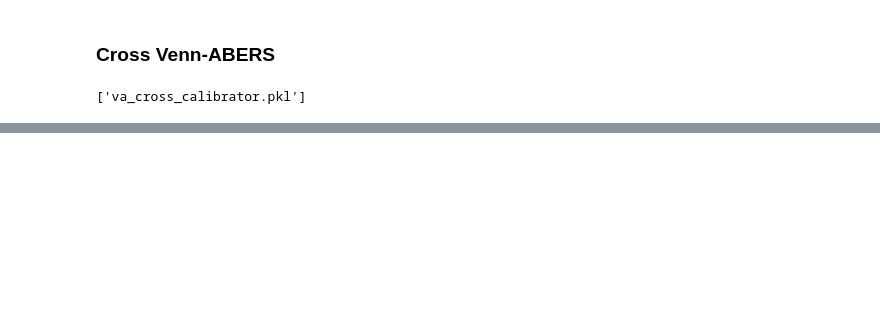
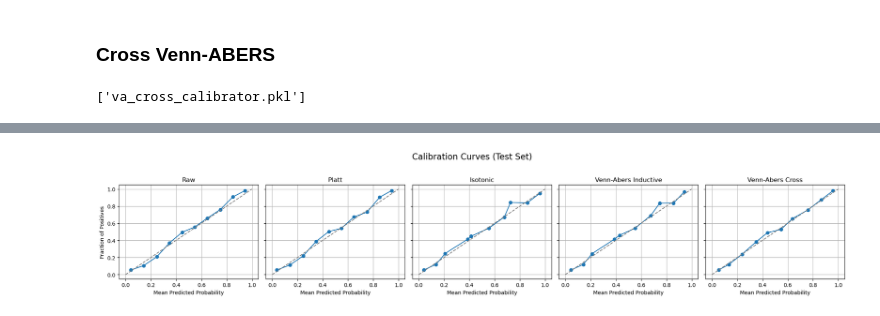
Before and after one commit to sandrokhizanishvili/Credit-Risk-Model-Calibration, a Jupyter notebook: logistic_regression.ipynb, the cells around one changed output, grey strips where cells are left out. Saved outputs shown, nothing was run; the diff lists cells and outputs as text; code cells hidden in the pictures; blank space fills up the shorter version.

```diff
--- a/logistic_regression.ipynb
+++ b/logistic_regression.ipynb
@@ -290,7 +272,7 @@ TypeError: expected_calibration_error_manual() missing 2 required positional arg
 # %%
 # --- ISOTONIC calibration fits calibration models on validation set (model already trained) ---
-isotonic = CalibratedClassifierCV(estimator=logistic_model, method="isotonic", cv="prefit")
-isotonic.fit(X_va, y_va)
+isotonic = CalibratedClassifierCV(estimator=model, method="isotonic", cv="prefit")
+isotonic.fit(X_valid, y_valid)
 # %% [output]
 CalibratedClassifierCV(cv='prefit', estimator=LogisticRegression(max_iter=1000),
                        method='isotonic')
@@ -324 +284,6 @@ Tes: {'Method': 'Isotonic Regression', 'Log Loss': 0.385, 'Brier Score': 0.109,
+# %%
+# --- ISOTONIC calibrated probabilities of the positive class from trained model for both validation and test sets ---
+proba_iso_train = isotonic.predict_proba(X_train)[:, 1]
+proba_iso_test = isotonic.predict_proba(X_test)[:, 1]
+proba_iso_valid = isotonic.predict_proba(X_valid)[:, 1]
 # %% [markdown]
@@ -930,0 +376,9 @@ prob_test.to_csv("probabilities_test_logistic.csv", index=False)
+# %%
+# --- CROSS calibrated probabilities of the positive class from trained model for both validation and test sets ---
+predictions_cross_train, p_va_cross_train_p0_p1 = va_cross.predict_proba(X_train, p0_p1_output=True)
+predictions_cross_test, p_va_cross_test_p0_p1 = va_cross.predict_proba(X_test, p0_p1_output=True)
+predictions_cross_valid, p_va_cross_valid_p0_p1 = va_cross.predict_proba(X_valid, p0_p1_output=True)
+
+proba_va_cross_train= predictions_cross_train[:, 1]
+proba_va_cross_test= predictions_cross_test[:, 1]
+proba_va_cross_valid=predictions_cross_valid[:, 1]
@@ -930,0 +516,27 @@ prob_test.to_csv("probabilities_test_logistic.csv", index=False)
+# %%
+# --- List of predictions and names ---
+probas = [
+    (proba_raw_test, "Raw"),
+    (proba_platt_test, "Platt"),
+    (proba_iso_test, "Isotonic"),
+    (proba_IVAP_test, "Venn-Abers Inductive"),
+    (proba_va_cross_test, "Venn-Abers Cross"),
+]
+
+# --- Create subplots side by side ---
+fig, axes = plt.subplots(1, len(probas), figsize=(20, 4), sharey=True)
+
+for ax, (proba, name) in zip(axes, probas):
+    prob_true, prob_pred = calibration_curve(y_test, proba, n_bins=10)
+    ax.plot(prob_pred, prob_true, marker='o', label=name)
+    ax.plot([0, 1], [0, 1], '--', color='gray')
+    ax.set_xlabel("Mean Predicted Probability")
+    ax.set_title(name)
+    ax.grid(True)
+
+axes[0].set_ylabel("Fraction of Positives")
+plt.suptitle("Calibration Curves (Test Set)", fontsize=16)
+plt.tight_layout(rect=[0, 0, 1, 0.95])
+plt.show()
+# %% [output]
+[figure, added]
```
Also changed, not shown: parts of 101 cells of this notebook, 6 other files.
